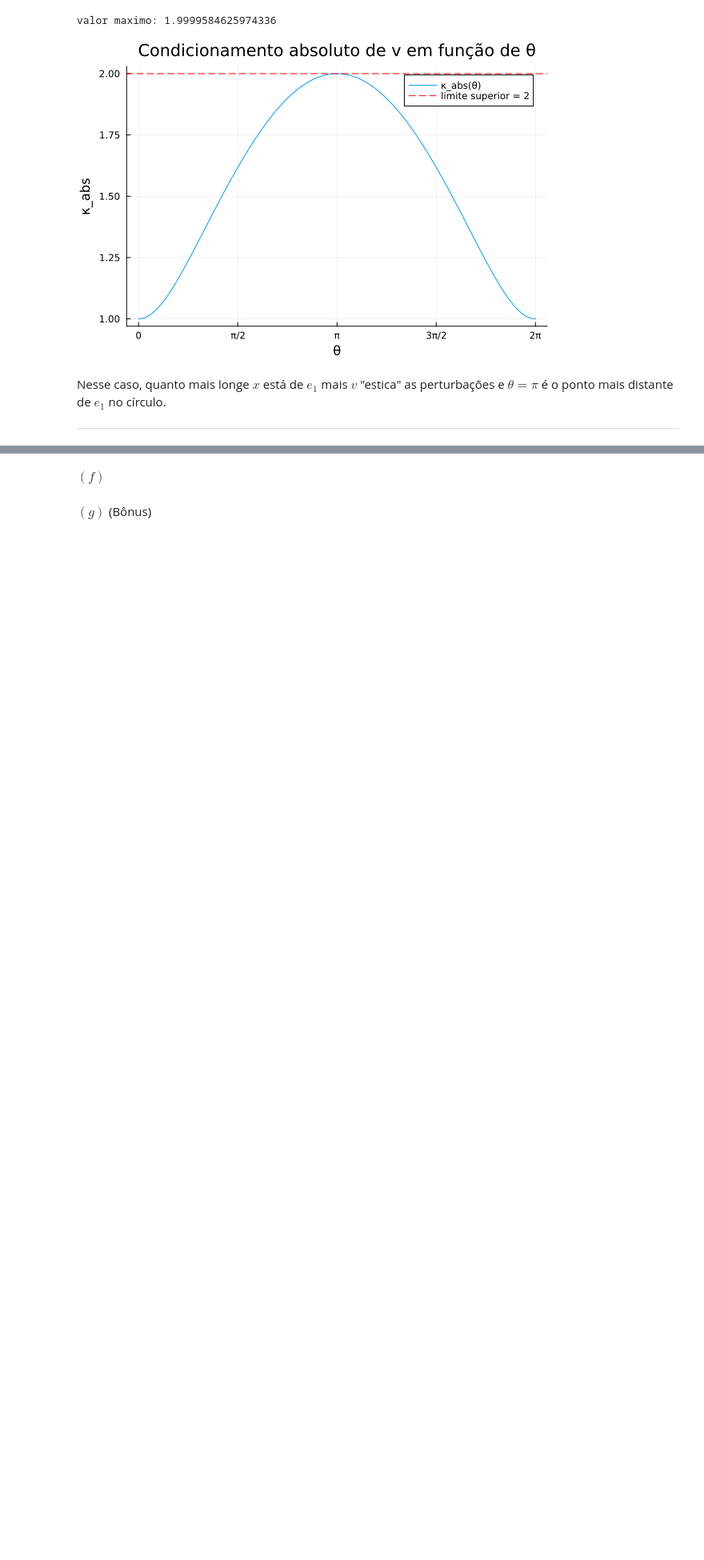
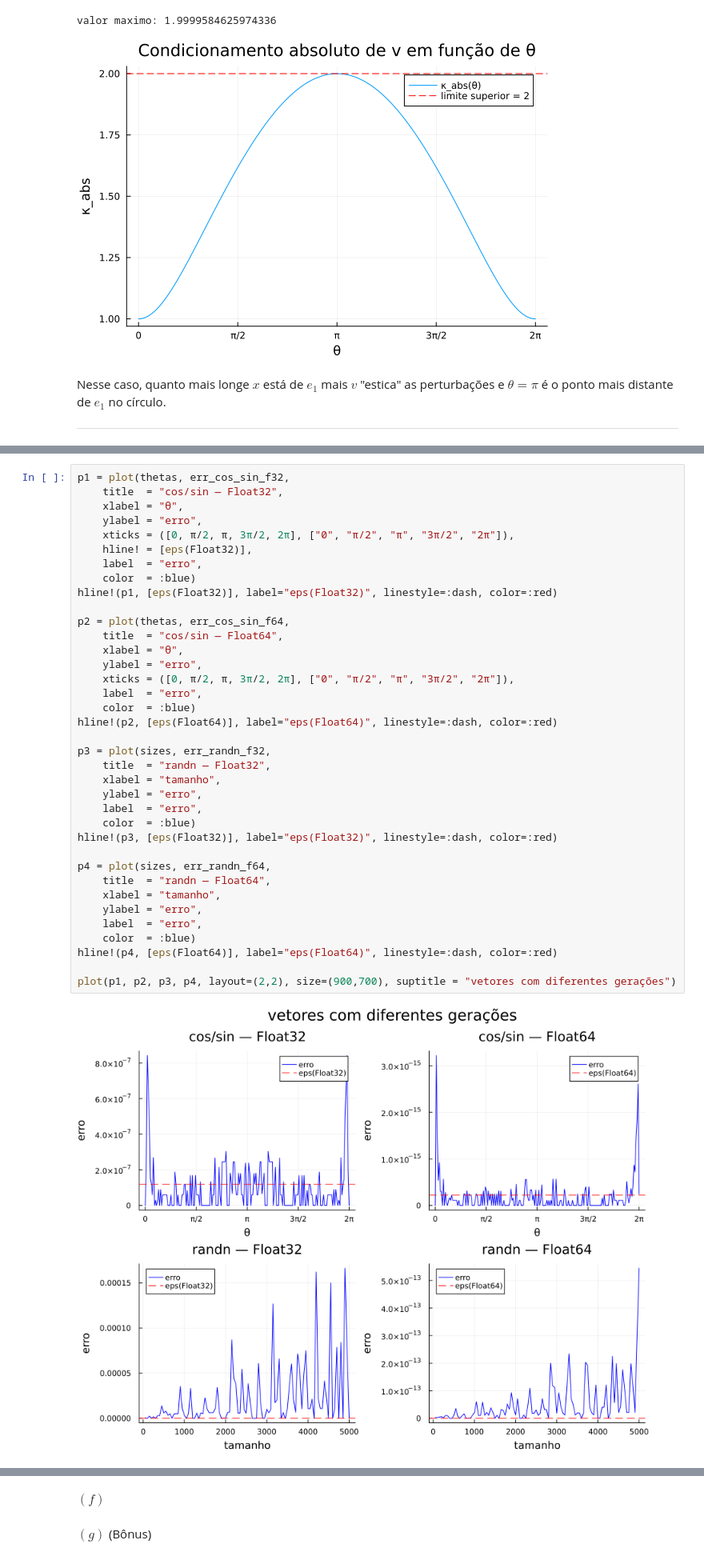
Before and after one commit to marco-fgv/projeto4-ALN, a Jupyter notebook: respostas.ipynb, the cells around one changed output, grey strips where cells are left out. Shown at 80% size. Saved outputs shown, nothing was run; the diff lists cells and outputs as text; blank space fills up the shorter version.

```diff
--- a/respostas.ipynb
+++ b/respostas.ipynb
@@ -172,0 +242,39 @@ $(e)$
+# %%
+p1 = plot(thetas, err_cos_sin_f32,
+    title  = "cos/sin — Float32",
+    xlabel = "θ",
+    ylabel = "erro",
+    xticks = ([0, π/2, π, 3π/2, 2π], ["0", "π/2", "π", "3π/2", "2π"]),
+    hline! = [eps(Float32)],
+    label  = "erro",
+    color  = :blue)
+hline!(p1, [eps(Float32)], label="eps(Float32)", linestyle=:dash, color=:red)
+
+p2 = plot(thetas, err_cos_sin_f64,
+    title  = "cos/sin — Float64",
+    xlabel = "θ",
+    ylabel = "erro",
+    xticks = ([0, π/2, π, 3π/2, 2π], ["0", "π/2", "π", "3π/2", "2π"]),
+    label  = "erro",
+    color  = :blue)
+hline!(p2, [eps(Float64)], label="eps(Float64)", linestyle=:dash, color=:red)
+
+p3 = plot(sizes, err_randn_f32,
+    title  = "randn — Float32",
+    xlabel = "tamanho",
+    ylabel = "erro",
+    label  = "erro",
+    color  = :blue)
+hline!(p3, [eps(Float32)], label="eps(Float32)", linestyle=:dash, color=:red)
+
+p4 = plot(sizes, err_randn_f64,
+    title  = "randn — Float64",
+    xlabel = "tamanho",
+    ylabel = "erro",
+    label  = "erro",
+    color  = :blue)
+hline!(p4, [eps(Float64)], label="eps(Float64)", linestyle=:dash, color=:red)
+
+plot(p1, p2, p3, p4, layout=(2,2), size=(900,700), suptitle = "vetores com diferentes gerações")
+# %% [output]
+[figure, added]
```
Also changed, not shown: parts of 5 cells of this notebook.
